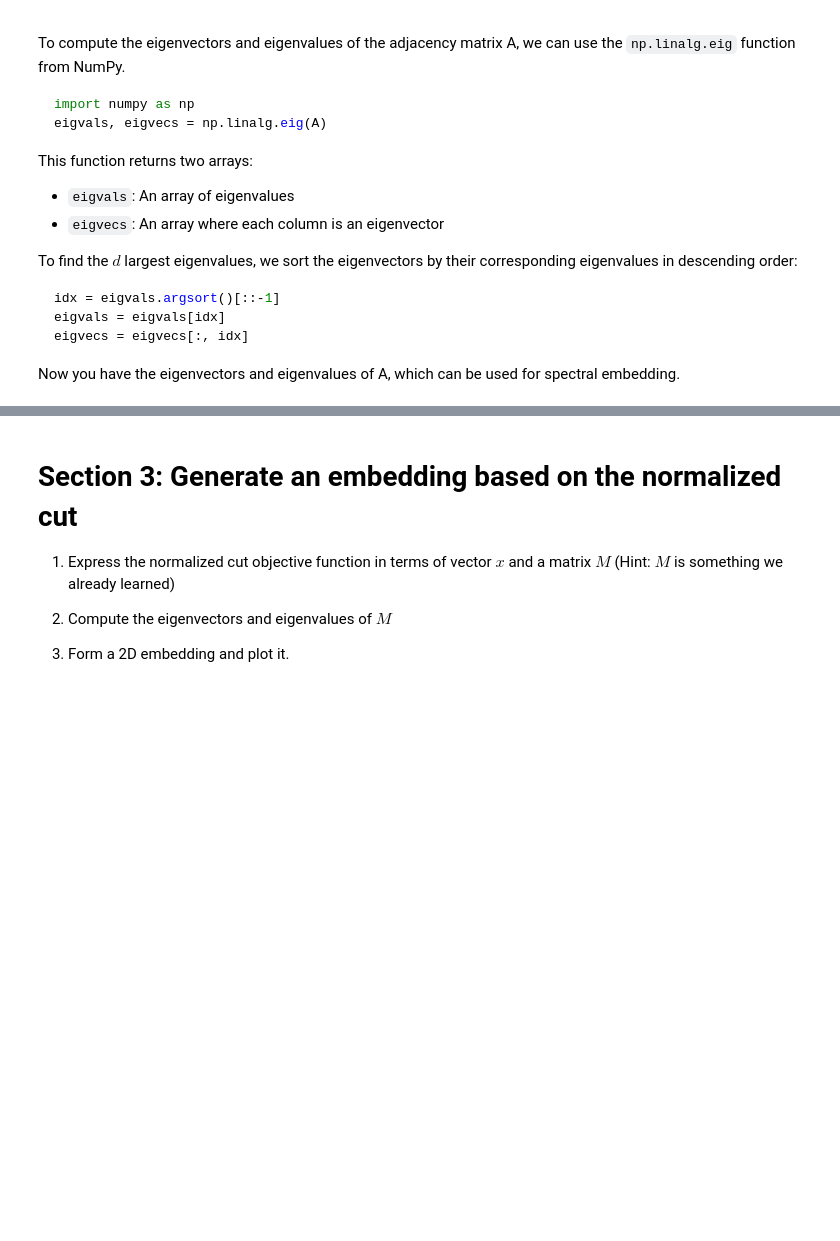
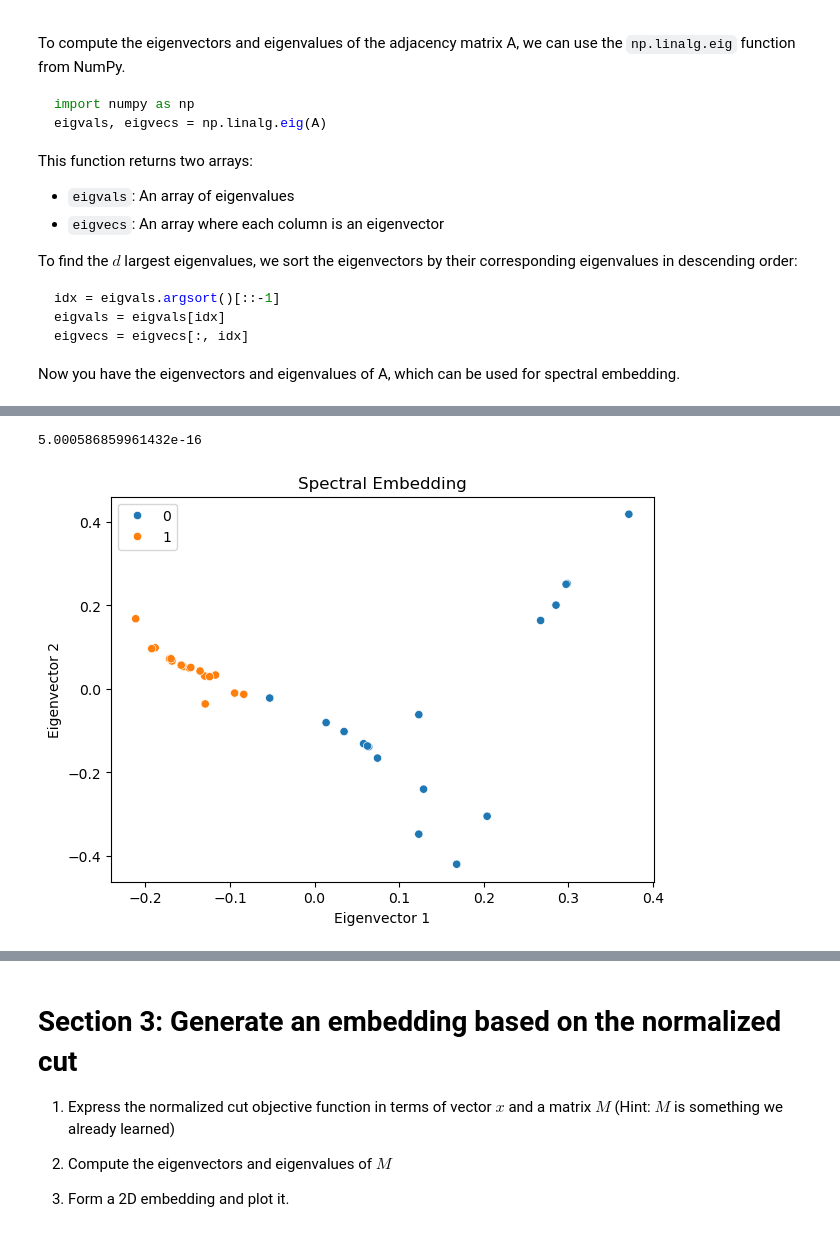
Before and after one commit to skojaku/adv-net-sci, a Jupyter notebook: notebooks/exercise-m08-embedding.ipynb, the cells around one changed output, grey strips where cells are left out. Drawn from its saved outputs; the diff is of its cells as text; code cells hidden in the pictures; blank space fills up the shorter version.

```diff
--- a/notebooks/exercise-m08-embedding.ipynb
+++ b/notebooks/exercise-m08-embedding.ipynb
@@ -86,12 +101,15 @@ $$
 
 5. Form a 2D embedding using the second and third smallest eigenvectors and plot it.
 # %%
-L = ... # define the Laplacian matrix
+deg = np.sum(A, axis = 1).ravel()
+D = np.diag(deg)
 
-eigvals, eigvecs = ... # compute the eigenvalues and eigenvectors
+L = D - A # define the Laplacian matrix
+
+eigvals, eigvecs = np.linalg.eig(L) # compute the eigenvalues and eigenvectors
 
 # Find the top d eigenvectors
 d = 3
-sorted_indices = ...
+sorted_indices = np.argsort(eigvals)[:d] # sort the eigenvalues in ascending order
 eigvals = eigvals[sorted_indices]
 eigvecs = eigvecs[:, sorted_indices]
@@ -98,2 +142,5 @@ eigvecs = eigvecs[:, sorted_indices]
 # %%
-# Confirm that the smallest eigenvector is parallel to the all-ones vector (i.e., x1.T @ np.ones(N) = 0)
+# Confirm that the second smallest eigenvector is orthogonal to the all-ones vector (i.e., x2.T @ x1 = 0)
+eigvecs[:, 1].T @ v
+# %% [output]
+5.000586859961432e-16
@@ -103,0 +147,14 @@ eigvecs = eigvecs[:, sorted_indices]
+# %%
+x = eigvecs[:, 1] # set the x coordinates of the points using the first eigenvector
+y = eigvecs[:, 2] # set the y coordinates of the points using the second eigenvector
+
+# Plot the results
+import seaborn as sns
+fig, ax = plt.subplots(figsize=(7, 5))
+sns.scatterplot(x = x, y = y, hue=labels, ax=ax)
+ax.set_title('Spectral Embedding')
+ax.set_xlabel('Eigenvector 1')
+ax.set_ylabel('Eigenvector 2')
+plt.show()
+# %% [output]
+[figure, added]
```
Also changed, not shown: parts of 6 cells of this notebook, 16 other files.
